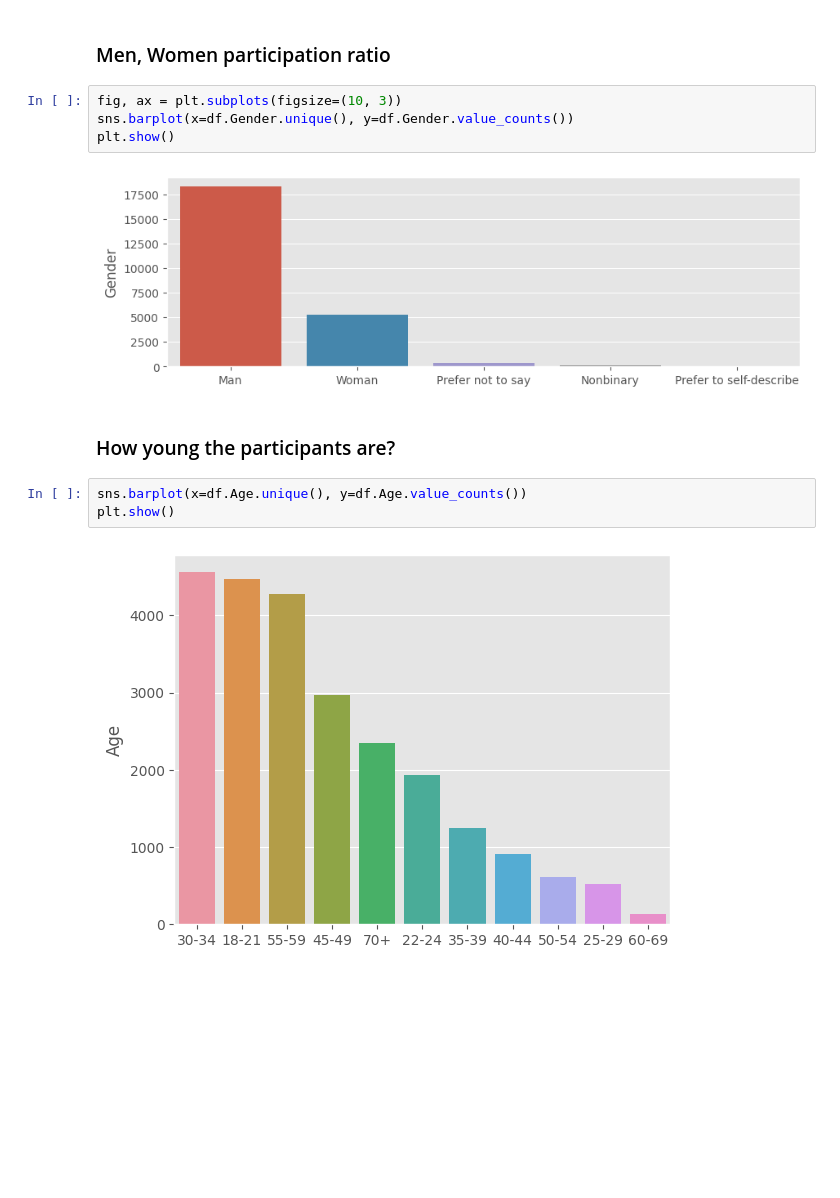
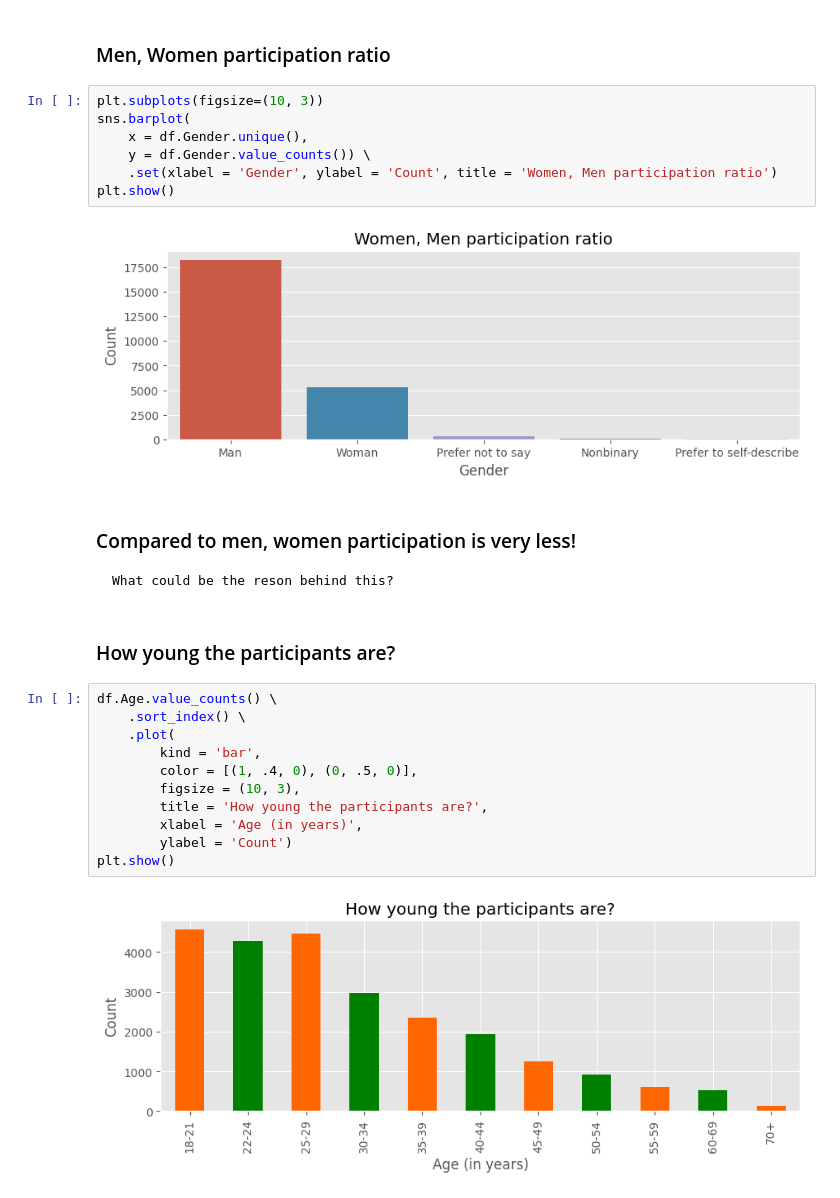
Before and after one commit to KushagraChaturvedi/EDA-Sentiment-Analysis, a Jupyter notebook: DataScience-Survey/EDA_DataScienceSurvey.ipynb, the cells around one changed output. Cells and saved outputs as stored; diff of their text form; blank space fills up the shorter version.

```diff
--- a/DataScience-Survey/EDA_DataScienceSurvey.ipynb
+++ b/DataScience-Survey/EDA_DataScienceSurvey.ipynb
@@ -294,15 +293,29 @@ Country : ['India' 'Algeria' 'Egypt' 'France' 'Germany' 'Australia' 'Other'
 # %% [markdown]
 ### Men, Women participation ratio
 # %%
-fig, ax = plt.subplots(figsize=(10, 3))
-sns.barplot(x=df.Gender.unique(), y=df.Gender.value_counts())
+plt.subplots(figsize=(10, 3))
+sns.barplot(
+    x = df.Gender.unique(),
+    y = df.Gender.value_counts()) \
+    .set(xlabel = 'Gender', ylabel = 'Count', title = 'Women, Men participation ratio')
 plt.show()
 # %% [output]
-[figure, old version]
+[figure, new version]
+# %% [markdown]
+### Compared to men, women participation is very less!
+    What could be the reson behind this?
 # %% [markdown]
 ### How young the participants are?
-# %%
-sns.barplot(x=df.Age.unique(), y=df.Age.value_counts())
-plt.show()
-# %% [output]
-[figure, removed]
+# %%
+df.Age.value_counts() \
+    .sort_index() \
+    .plot(
+        kind = 'bar',
+        color = [(1, .4, 0), (0, .5, 0)],
+        figsize = (10, 3),
+        title = 'How young the participants are?',
+        xlabel = 'Age (in years)',
+        ylabel = 'Count')
+plt.show()
+# %% [output]
+[figure, added]
```
Also changed, not shown: parts of 3 cells of this notebook, 4 other files.
